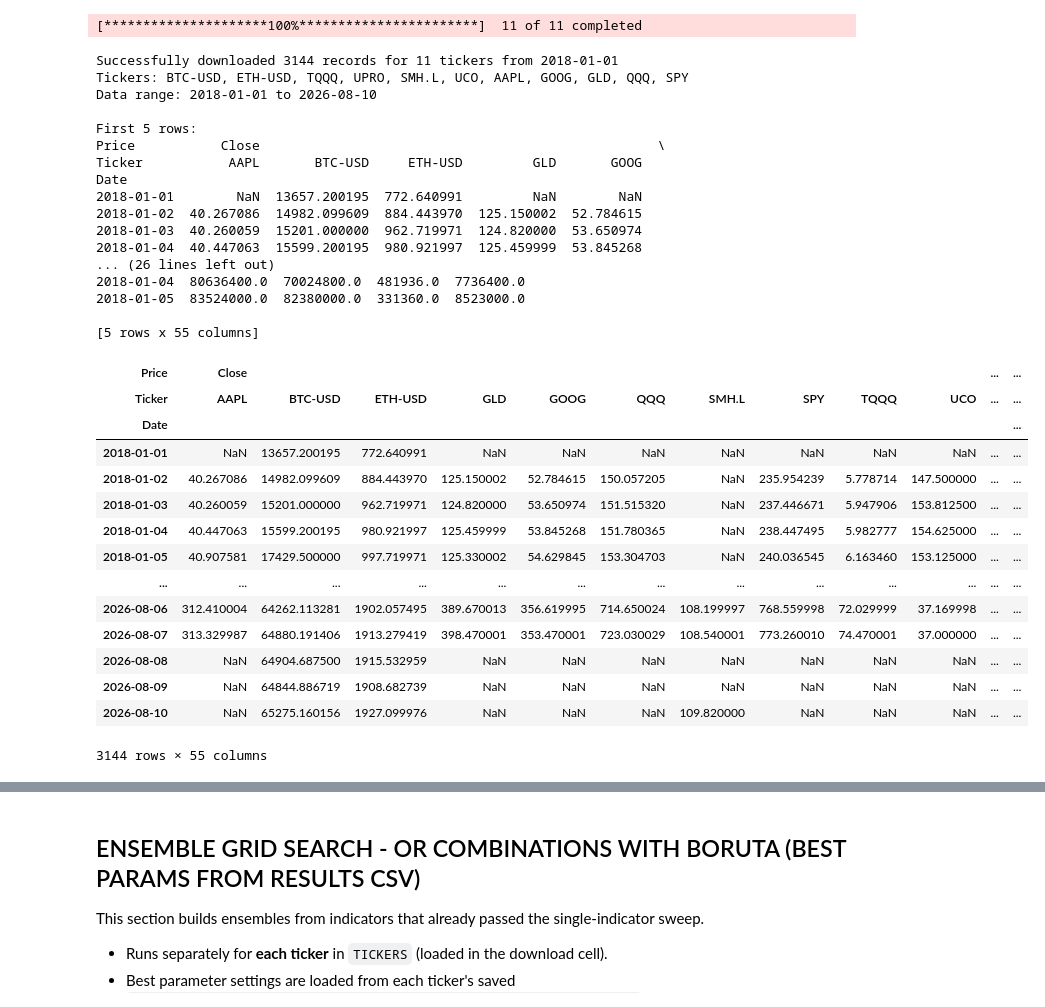
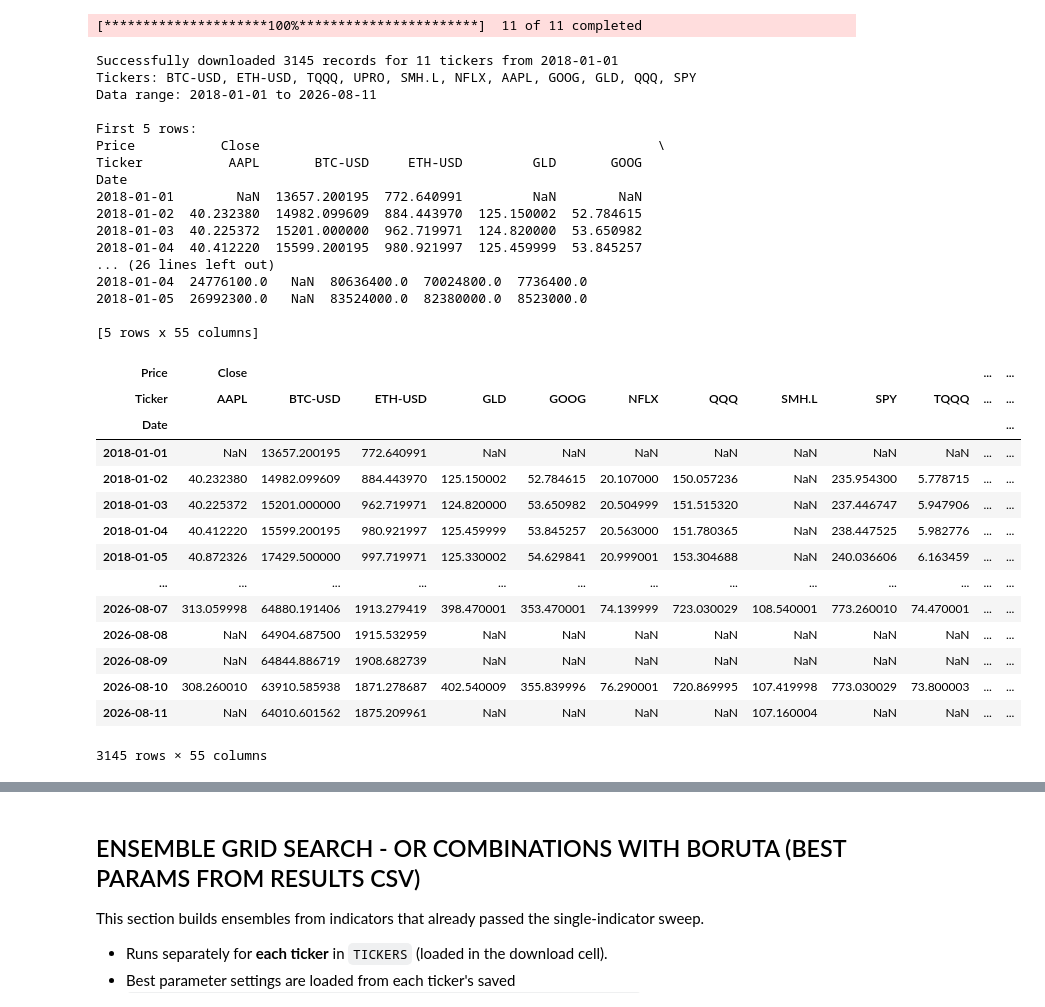
Before and after one commit to jarij02/quant-ricks-trading-academy, a Jupyter notebook: Multi-Asset Boruta Ensemble.ipynb, the cells around one changed output, grey strips where cells are left out. Drawn from its saved outputs; the diff is of its cells as text; code cells hidden in the pictures.

```diff
--- a/Multi-Asset Boruta Ensemble.ipynb
+++ b/Multi-Asset Boruta Ensemble.ipynb
@@ -18,7 +18,7 @@ TICKERS = [
     "TQQQ",
     "UPRO",
     "SMH.L",
-    "UCO",
+    "NFLX",
     "AAPL",
     "GOOG",
     "GLD",
@@ -89,55 +89,55 @@ if failed_tickers:
 if not TICKERS:
     raise ValueError(
         "No usable Close data for any requested ticker after download. "
         f"Failed: {failed_tickers!r}."
     )
 
 # Bootstrap only: some helper cells still read a global TICKER name.
 # Analysis loops every symbol in TICKERS (not just this one).
 TICKER = TICKERS[0]
 
 print(f"Successfully downloaded {len(stock_data)} records for {len(TICKERS)} tickers from {START_DATE}")
 print(f"Tickers: {', '.join(TICKERS)}")
 print(f"Data range: {stock_data.index.min().date()} to {stock_data.index.max().date()}")
 print("\nFirst 5 rows:")
 print(stock_data.head())
 
 # Display the downloaded data
 stock_data
 # %% [output]
 [*********************100%***********************]  11 of 11 completed
-Successfully downloaded 3144 records for 11 tickers from 2018-01-01
-Tickers: BTC-USD, ETH-USD, TQQQ, UPRO, SMH.L, UCO, AAPL, GOOG, GLD, QQQ, SPY
-Data range: 2018-01-01 to 2026-08-10
+Successfully downloaded 3145 records for 11 tickers from 2018-01-01
+Tickers: BTC-USD, ETH-USD, TQQQ, UPRO, SMH.L, NFLX, AAPL, GOOG, GLD, QQQ, SPY
+Data range: 2018-01-01 to 2026-08-11
 
 First 5 rows:
 Price           Close                                                   \
 Ticker           AAPL       BTC-USD     ETH-USD         GLD       GOOG
 Date
 2018-01-01        NaN  13657.200195  772.640991         NaN        NaN
-2018-01-02  40.267086  14982.099609  884.443970  125.150002  52.784615
-2018-01-03  40.260059  15201.000000  962.719971  124.820000  53.650974
-2018-01-04  40.447063  15599.200195  980.921997  125.459999  53.845268
+2018-01-02  40.232380  14982.099609  884.443970  125.150002  52.784615
+2018-01-03  40.225372  15201.000000  962.719971  124.820000  53.650982
+2018-01-04  40.412220  15599.200195  980.921997  125.459999  53.845257
 ... (26 lines left out)
-2018-01-04  80636400.0  70024800.0  481936.0  7736400.0
-2018-01-05  83524000.0  82380000.0  331360.0  8523000.0
+2018-01-04  24776100.0   NaN  80636400.0  70024800.0  7736400.0
+2018-01-05  26992300.0   NaN  83524000.0  82380000.0  8523000.0
 
 [5 rows x 55 columns]
 | Price | Close |  |  |  |  |  |  |  |  |  | ... | ... |
-| Ticker | AAPL | BTC-USD | ETH-USD | GLD | GOOG | QQQ | SMH.L | SPY | TQQQ | UCO | ... | ... |
+| Ticker | AAPL | BTC-USD | ETH-USD | GLD | GOOG | NFLX | QQQ | SMH.L | SPY | TQQQ | ... | ... |
 | Date |  |  |  |  |  |  |  |  |  |  |  | ... |
 | 2018-01-01 | NaN | 13657.200195 | 772.640991 | NaN | NaN | NaN | NaN | NaN | NaN | NaN | ... | ... |
-| 2018-01-02 | 40.267086 | 14982.099609 | 884.443970 | 125.150002 | 52.784615 | 150.057205 | NaN | 235.954239 | 5.778714 | 147.500000 | ... | ... |
-| 2018-01-03 | 40.260059 | 15201.000000 | 962.719971 | 124.820000 | 53.650974 | 151.515320 | NaN | 237.446671 | 5.947906 | 153.812500 | ... | ... |
-| 2018-01-04 | 40.447063 | 15599.200195 | 980.921997 | 125.459999 | 53.845268 | 151.780365 | NaN | 238.447495 | 5.982777 | 154.625000 | ... | ... |
-| 2018-01-05 | 40.907581 | 17429.500000 | 997.719971 | 125.330002 | 54.629845 | 153.304703 | NaN | 240.036545 | 6.163460 | 153.125000 | ... | ... |
+| 2018-01-02 | 40.232380 | 14982.099609 | 884.443970 | 125.150002 | 52.784615 | 20.107000 | 150.057236 | NaN | 235.954300 | 5.778715 | ... | ... |
+| 2018-01-03 | 40.225372 | 15201.000000 | 962.719971 | 124.820000 | 53.650982 | 20.504999 | 151.515320 | NaN | 237.446747 | 5.947906 | ... | ... |
+| 2018-01-04 | 40.412220 | 15599.200195 | 980.921997 | 125.459999 | 53.845257 | 20.563000 | 151.780365 | NaN | 238.447525 | 5.982776 | ... | ... |
+| 2018-01-05 | 40.872326 | 17429.500000 | 997.719971 | 125.330002 | 54.629841 | 20.999001 | 153.304688 | NaN | 240.036606 | 6.163459 | ... | ... |
 | ... | ... | ... | ... | ... | ... | ... | ... | ... | ... | ... | ... | ... |
-| 2026-08-06 | 312.410004 | 64262.113281 | 1902.057495 | 389.670013 | 356.619995 | 714.650024 | 108.199997 | 768.559998 | 72.029999 | 37.169998 | ... | ... |
-| 2026-08-07 | 313.329987 | 64880.191406 | 1913.279419 | 398.470001 | 353.470001 | 723.030029 | 108.540001 | 773.260010 | 74.470001 | 37.000000 | ... | ... |
+| 2026-08-07 | 313.059998 | 64880.191406 | 1913.279419 | 398.470001 | 353.470001 | 74.139999 | 723.030029 | 108.540001 | 773.260010 | 74.470001 | ... | ... |
 | 2026-08-08 | NaN | 64904.687500 | 1915.532959 | NaN | NaN | NaN | NaN | NaN | NaN | NaN | ... | ... |
 | 2026-08-09 | NaN | 64844.886719 | 1908.682739 | NaN | NaN | NaN | NaN | NaN | NaN | NaN | ... | ... |
-| 2026-08-10 | NaN | 65275.160156 | 1927.099976 | NaN | NaN | NaN | 109.820000 | NaN | NaN | NaN | ... | ... |
+| 2026-08-10 | 308.260010 | 63910.585938 | 1871.278687 | 402.540009 | 355.839996 | 76.290001 | 720.869995 | 107.419998 | 773.030029 | 73.800003 | ... | ... |
+| 2026-08-11 | NaN | 64010.601562 | 1875.209961 | NaN | NaN | NaN | NaN | 107.160004 | NaN | NaN | ... | ... |
-3144 rows × 55 columns
+3145 rows × 55 columns
 # %%
 # TECHNICAL ANALYSIS INDICATORS USING TA-LIB
 
```
Also changed, not shown: parts of 3 cells of this notebook, 2 other files.
